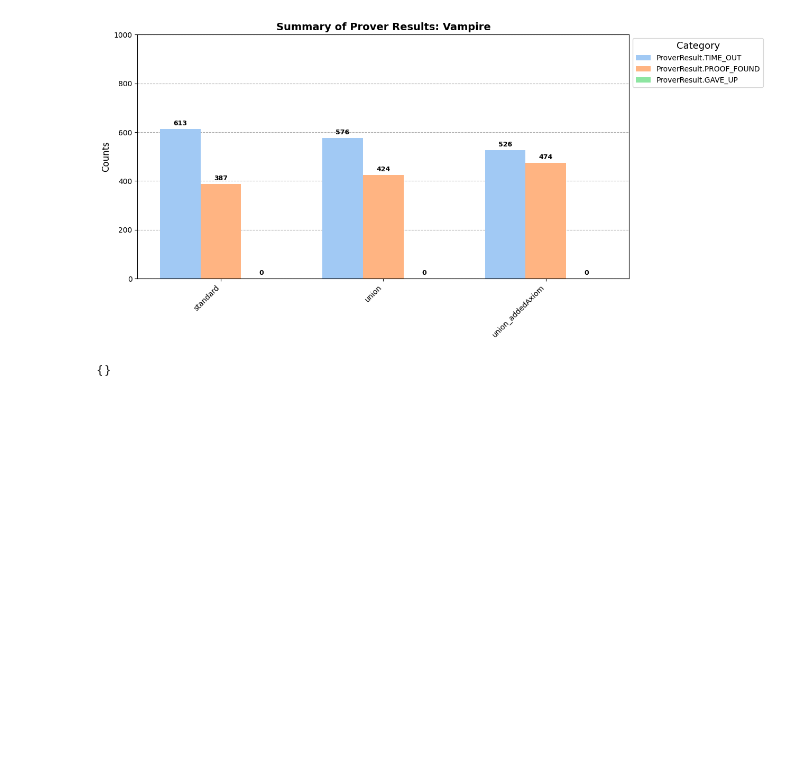
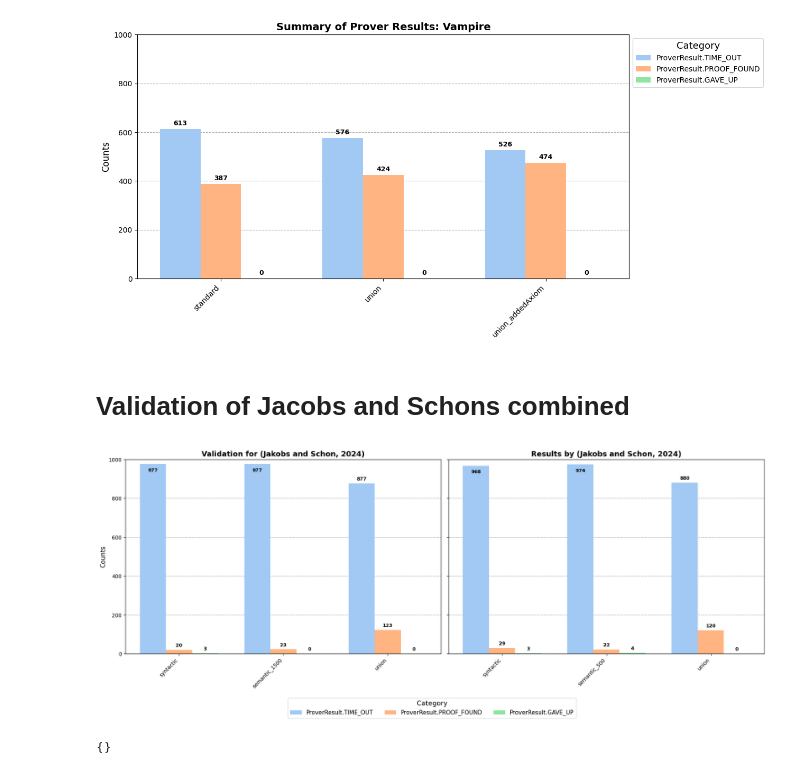
Before and after one commit to BigTeddyRush/further-work-of-seven, a Jupyter notebook: results_thesis/sum_evaluation.ipynb, the cells around one changed output. Cells and saved outputs as stored; diff of their text form; code cells hidden in the pictures; blank space fills up the shorter version.

```diff
--- a/results_thesis/sum_evaluation.ipynb
+++ b/results_thesis/sum_evaluation.ipynb
@@ -117,3 +121,5 @@ summary_grafic('./summary_starter_noadded.json', "Reeingineering of prior work",
 summary_grafic('./summary_vampire.json', "Vampire", "vampire_mode_output.pdf")
 # %% [output]
 [figure]
+# %% [markdown]
+# Validation of Jacobs and Schons combined
@@ -120,3 +214,11 @@ summary_grafic('./summary_vampire.json', "Vampire", "vampire_mode_output.pdf")
+# %%
+comparison_grafic(
+   './summary_starter_noadded.json', "Validation for (Jakobs and Schon, 2024)",
+   './summary_starter_noadded_schon.json', "Results by (Jakobs and Schon, 2024)",
+      "comparison_output.pdf"
+)
+# %% [output]
+[figure, added]
 # %%
 import json
 
```
Also changed, not shown: parts of 3 cells of this notebook, 7 other files.
